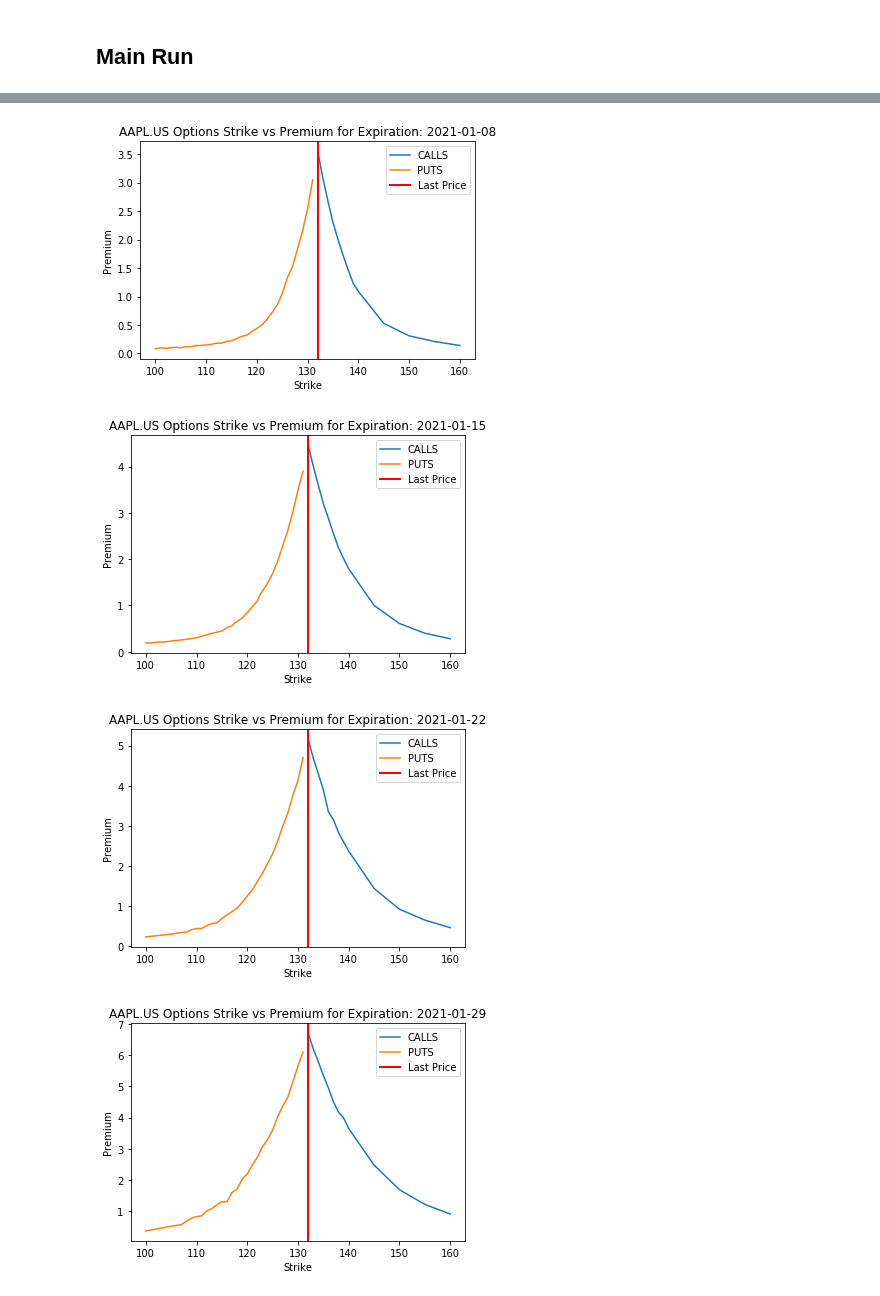
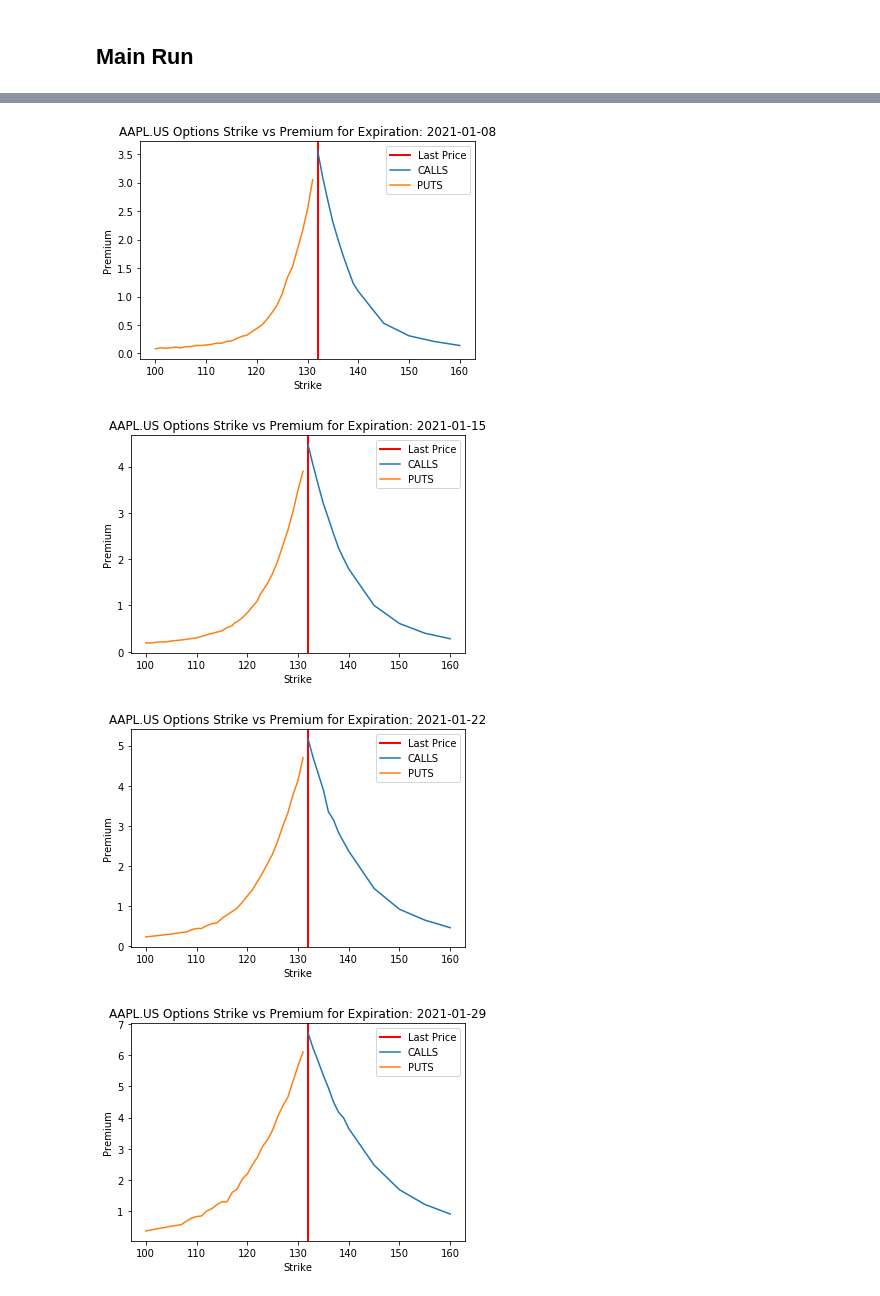
Before and after one commit to jazib450/OptionsPremiumVisualization, a Jupyter notebook: Options Premium Visualization.ipynb, the cells around one changed output, grey strips where cells are left out. Cells and saved outputs as stored; diff of their text form; code cells hidden in the pictures.

```diff
--- a/Options Premium Visualization.ipynb
+++ b/Options Premium Visualization.ipynb
@@ -58,8 +56,12 @@ def createOptionsArrays(data, optionType, maxDelta=0.25):
 
         strike = option['strike']
         lastPrice = option['lastPrice']
-        breakeven = strike + lastPrice
-        breakEvenPercent = abs(strike - latestPrice)/latestPrice
+
+        if not(lastPrice is None):
+            breakeven = strike + lastPrice
+            breakEvenPercent = abs(strike - latestPrice)/latestPrice
+        else:
+            continue
 
         if optionType == 'CALL':
             if (strike > latestPrice) and (breakEvenPercent < maxDelta):
@@ -87,12 +89,14 @@ def createOptionStrikesVPricePlot(data, title):
     putBreakEvensArray, putStrikeArray, putLastPriceArray = createOptionsArrays(data, 'PUT')
 
     # Create the plots
-    fig1, ax1 = plt.subplots()
-    ax1.plot(callStrikeArray, callLastPriceArray, label='CALLS')
-    ax1.plot(putStrikeArray, putLastPriceArray, label='PUTS')
-    ax1.axvline(x=latestPrice, label='Last Price', linewidth=2, color='r')
+    if (len(putStrikeArray) > 0) or (len(callStrikeArray) > 0):
+        fig1, ax1 = plt.subplots()
+        ax1.axvline(x=latestPrice, label='Last Price', linewidth=2, color='r')
 
-    ax1.set_xlabel('Strike')
-    ax1.set_ylabel('Premium')
-    ax1.legend()
-    ax1.set_title(title)
+        ax1.plot(callStrikeArray, callLastPriceArray, label='CALLS')
+        ax1.plot(putStrikeArray, putLastPriceArray, label='PUTS')
+
+        ax1.set_xlabel('Strike')
+        ax1.set_ylabel('Premium')
+        ax1.legend()
+        ax1.set_title(title)
@@ -101,31 +138,33 @@ def createOptionStrikesVPricePlot(data, title):
 # %%
+%matplotlib inline
+
 # List of symbols to loop over
 symbols = ['AAPL.US']
 
 # List of Expiration dates to loop over
-expirationDates = createDatesStringArray(datetime.date(2021, 1, 8), 7, 5)
+expirationDates = createDatesStringArray(datetime.date(2021, 1, 8), 7, 10)
 
 # Loop over all symbols and dates
 for symbol in symbols:
 
     for date in expirationDates:
 
         # Make the API call
         api_base_url = 'https://eodhistoricaldata.com/api/'
         api_endpoint_url = f'options/{symbol}/'
         api_token_url = f'?api_token={EOD_HISTORICAL_DATA_API_TOKEN}'
         api_optional_url = f'&from={date}&to={date}'
 
         api_url = api_base_url + api_endpoint_url + api_token_url + api_optional_url
 
         data = requests.get(api_url).json()
 
         # Create the plot if the expiration date has any options data
-        if data['data'] != []:
+        if not(data['data'] == []):
             title = f'{symbol} Options Strike vs Premium for Expiration: {date}'
             createOptionStrikesVPricePlot(data, title)
 # %% [output]
-[figure, old version]
+[figure, new version]
-[figure, old version]
+[figure, new version]
-[figure, old version]
+[figure, new version]
-[figure, old version]
+[figure, new version]
```
Also changed, not shown: parts of 11 cells of this notebook.
